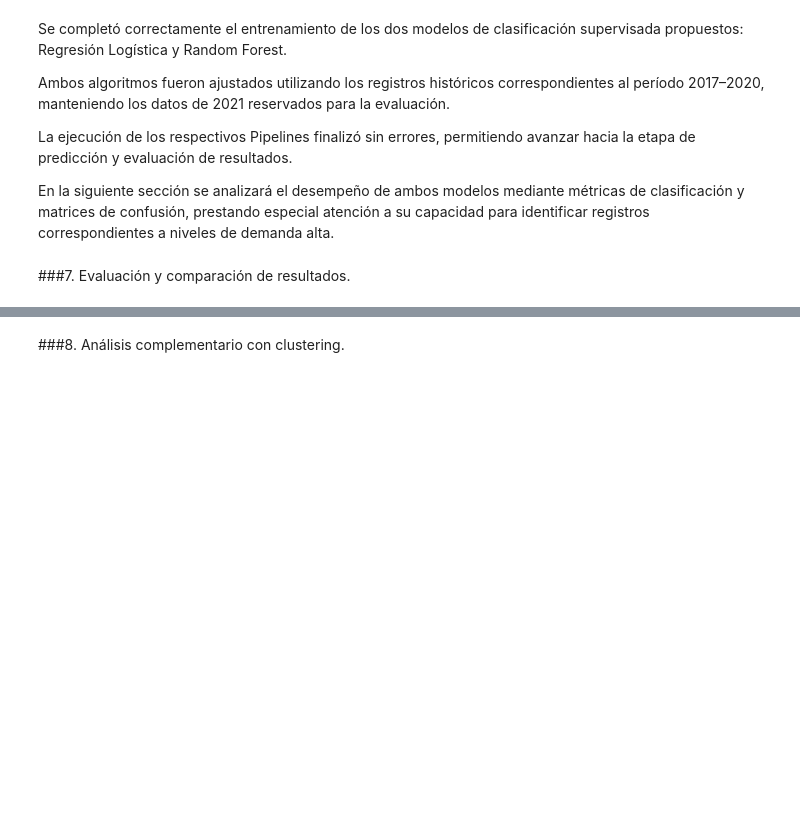
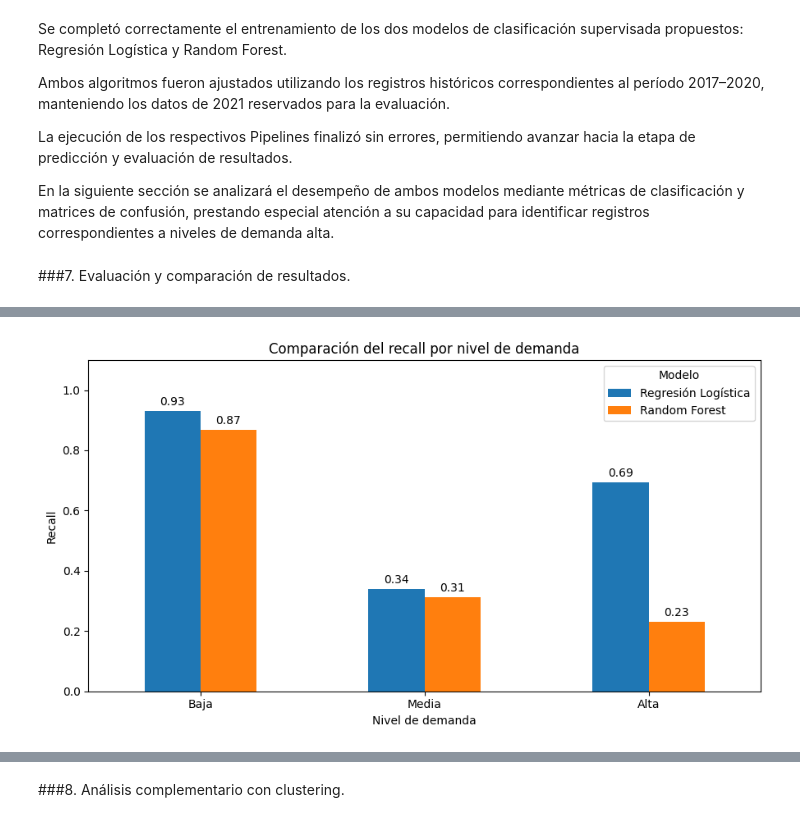
Before and after one commit to ChronosXV/Metodologia_grupo2, a Jupyter notebook: Metodologia_1_Grupo_2_Modelado_ML.ipynb, the cells around one changed output, grey strips where cells are left out. Saved outputs shown, nothing was run; the diff lists cells and outputs as text; code cells hidden in the pictures; blank space fills up the shorter version.

Commit message:
Punto 7 evaluar y comparar modelos de clasificacion

```diff
--- a/Metodologia_1_Grupo_2_Modelado_ML.ipynb
+++ b/Metodologia_1_Grupo_2_Modelado_ML.ipynb
@@ -703,0 +872,49 @@ xxxx
+# %%
+# Categorías de demanda
+orden_niveles = ["Baja", "Media", "Alta"]
+
+# Calcular recall por categoría para cada modelo
+recall_logistica = recall_score(
+    y_test,
+    y_pred_logistica,
+    labels=orden_niveles,
+    average=None,
+    zero_division=0
+)
+
+recall_rf = recall_score(
+    y_test,
+    y_pred_rf,
+    labels=orden_niveles,
+    average=None,
+    zero_division=0
+)
+
+# Crear DataFrame para comparar los resultados
+df_recall = pd.DataFrame({
+    "Nivel de demanda": orden_niveles,
+    "Regresión Logística": recall_logistica,
+    "Random Forest": recall_rf
+})
+
+# Generar gráfico de barras
+ax = df_recall.set_index("Nivel de demanda").plot(
+    kind="bar",
+    figsize=(9, 5),
+    rot=0
+)
+
+ax.set_title("Comparación del recall por nivel de demanda")
+ax.set_xlabel("Nivel de demanda")
+ax.set_ylabel("Recall")
+ax.set_ylim(0, 1.1)
+
+# Mostrar valores sobre las barras
+for contenedor in ax.containers:
+    ax.bar_label(contenedor, fmt="%.2f", padding=3)
+
+plt.legend(title="Modelo")
+plt.tight_layout()
+plt.show()
+# %% [output]
+[figure, added]
```
Also changed, not shown: parts of 20 cells of this notebook.
